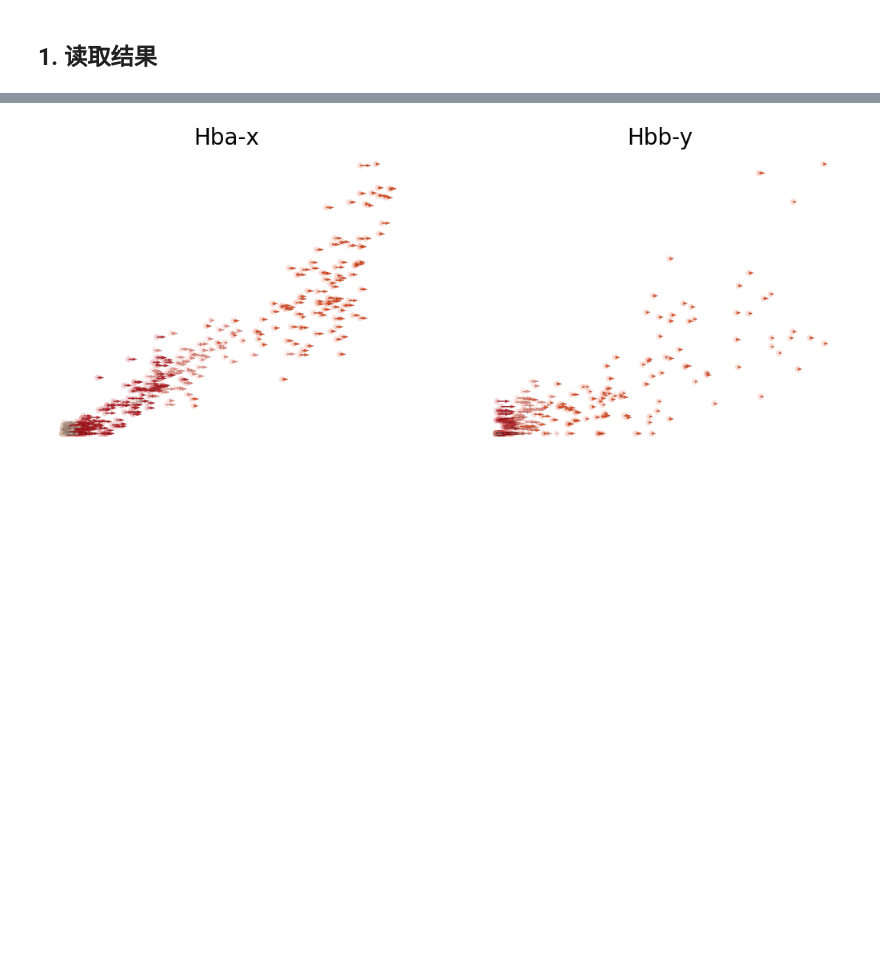
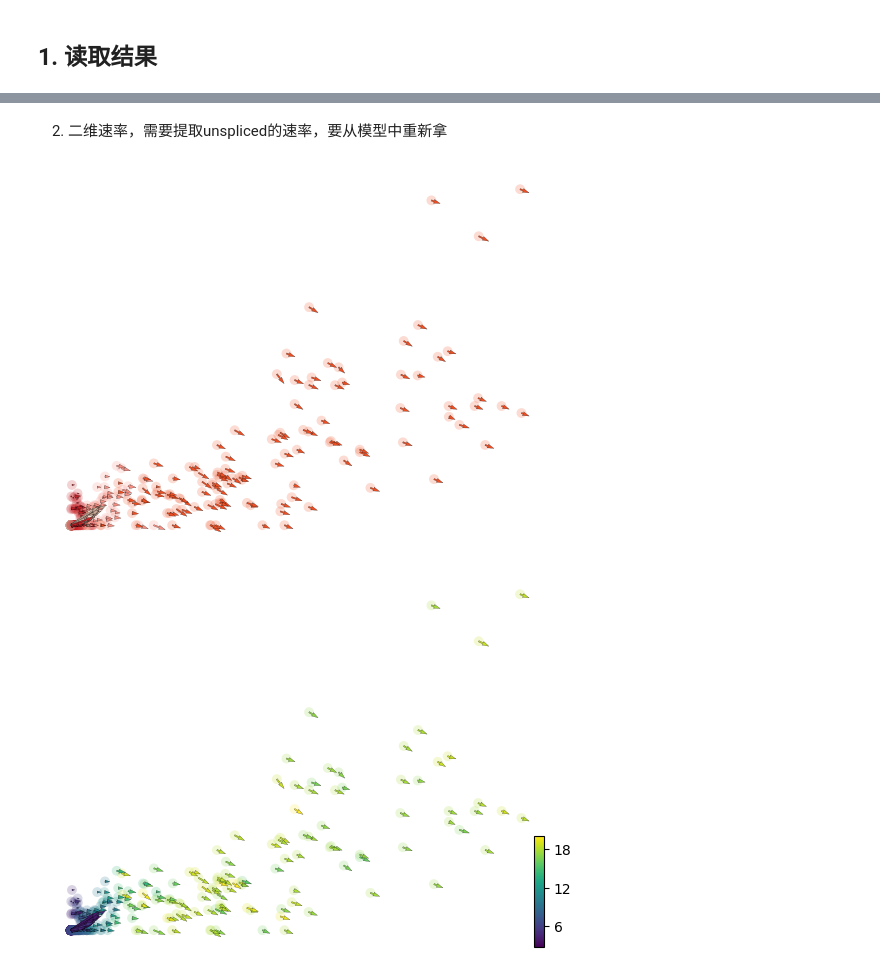
Before and after one commit to HuangDDU/velovgi_workstation, a Jupyter notebook: notebook/local_pc/23_04_25_03_erythroid_lineage_下游分析3_转录爆发基因的单个速率基因查看.ipynb, the cells around one changed output, grey strips where cells are left out. Saved outputs shown, nothing was run; the diff lists cells and outputs as text; code cells hidden in the pictures; blank space fills up the shorter version.

```diff
--- a/notebook/local_pc/23_04_25_03_erythroid_lineage_下游分析3_转录爆发基因的单个速率基因查看.ipynb
+++ b/notebook/local_pc/23_04_25_03_erythroid_lineage_下游分析3_转录爆发基因的单个速率基因查看.ipynb
@@ -46,5 +72,17 @@ scv.pl.scatter(adata, basis=gene_list, color=cluster_key, **kwargs)
-# %%
-# TODO: 需要展现一下二维速率图
-scv.pl.velocity_embedding(adata, basis=gene_list, color=cluster_key, **kwargs)
-# %% [output]
-[figure, removed]
+# %% [markdown]
+2. 二维速率，需要提取unspliced的速率，要从模型中重新拿
+# %%
+# murk_gene = "Hba-x"
+murk_gene = "Hbb-y"
+time_key = "latent_time"
+
+adata.obs[time_key] = adata[:, murk_gene].layers["fit_t"].A[:, 0] # 提取该基因的时间
+
+v_kwargs={'vkey': 'velocity', 'size': 200, 'frameon': False, 'title': '',
+          'legend_loc': 'none', 'linewidth': .15, "angles": "uv"} # 这里绘制箭头的angles参数是发现bug的地方
+
+scv.pl.velocity_embedding(adata, basis=murk_gene, color=cluster_key, **v_kwargs)
+scv.pl.velocity_embedding(adata, basis=murk_gene, color=time_key, colorbar=True, **v_kwargs)
+# %% [output]
+[figure, added]
+[figure, added]
```
Also changed, not shown: parts of 12 cells of this notebook, 4 other files.
